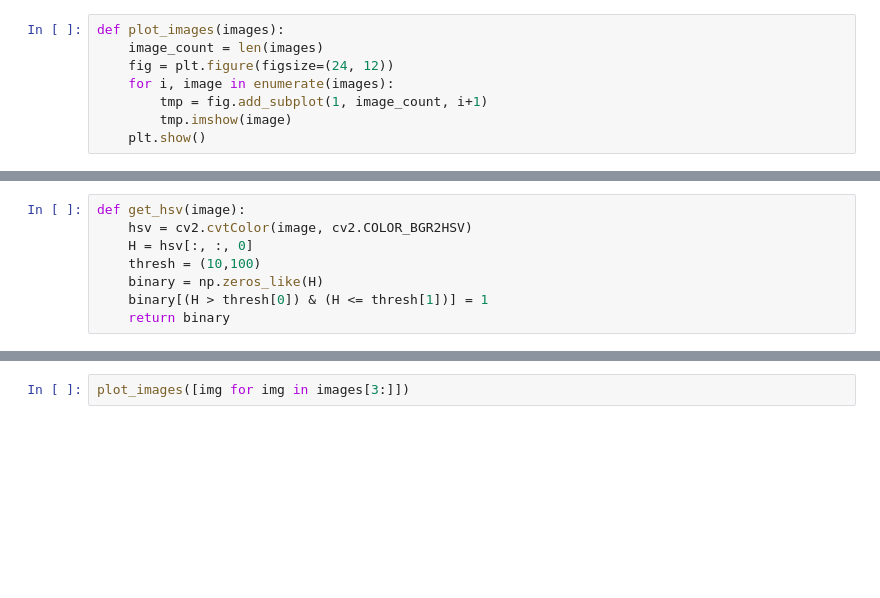
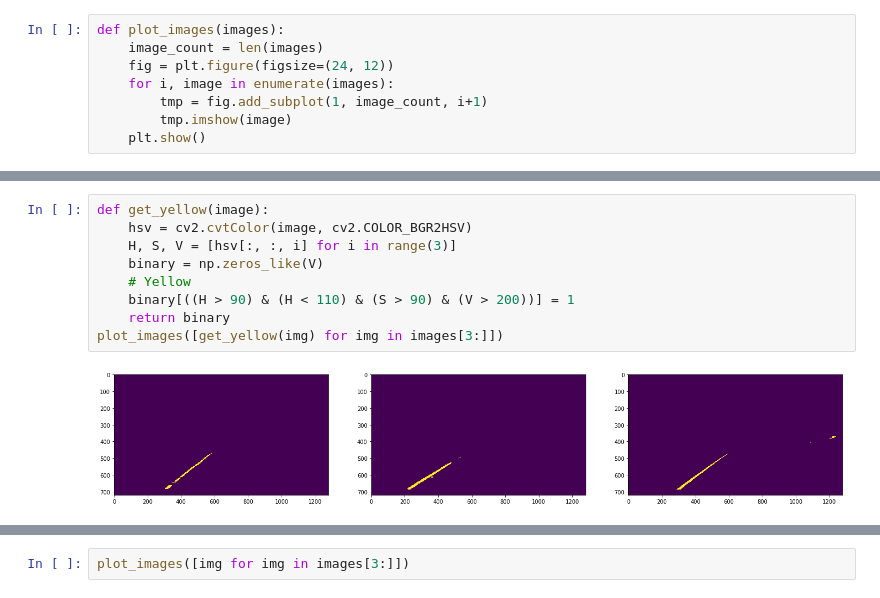
Before and after one commit to bchiang2/CarND-Advanced-Lane-Lines, a Jupyter notebook: Saturate Images.ipynb, the cells around one changed output, grey strips where cells are left out. Saved outputs shown, nothing was run; the diff lists cells and outputs as text; blank space fills up the shorter version.

```diff
--- a/Saturate Images.ipynb
+++ b/Saturate Images.ipynb
@@ -30,9 +34,12 @@ def get_satruated_pixels(image):
 # %%
-def get_hsv(image):
+def get_yellow(image):
     hsv = cv2.cvtColor(image, cv2.COLOR_BGR2HSV)
-    H = hsv[:, :, 0]
-    thresh = (10,100)
-    binary = np.zeros_like(H)
-    binary[(H > thresh[0]) & (H <= thresh[1])] = 1
+    H, S, V = [hsv[:, :, i] for i in range(3)]
+    binary = np.zeros_like(V)
+    # Yellow
+    binary[((H > 90) & (H < 110) & (S > 90) & (V > 200))] = 1
     return binary
+plot_images([get_yellow(img) for img in images[3:]])
+# %% [output]
+[figure, added]
 # %%
```
Also changed, not shown: parts of 17 cells of this notebook, 12 other files.
